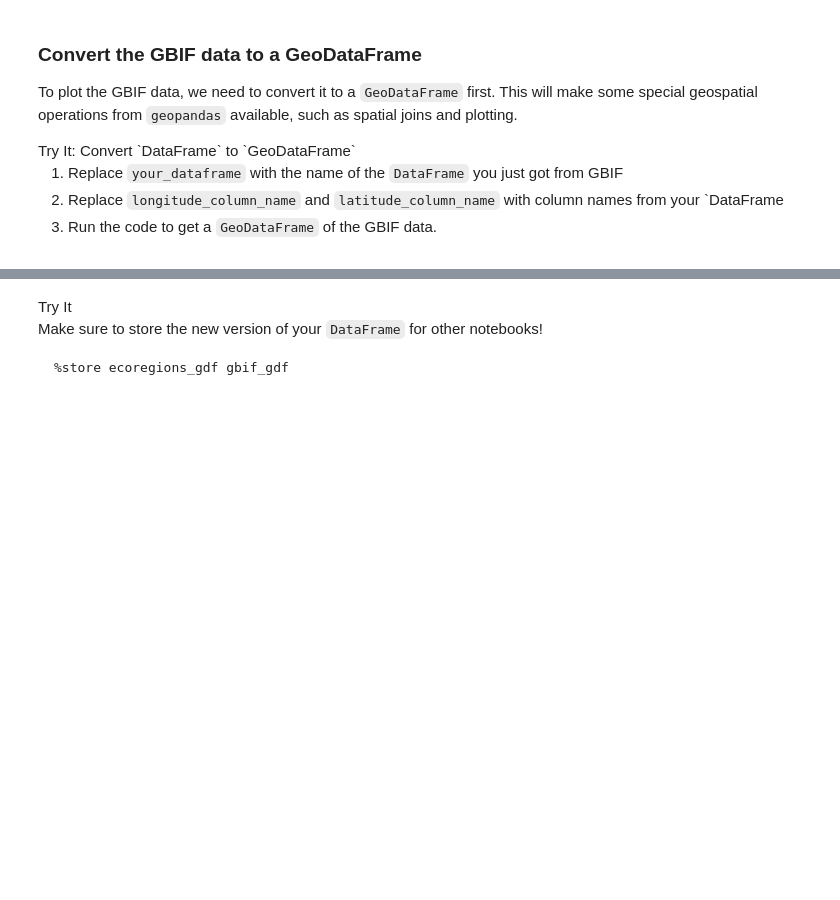
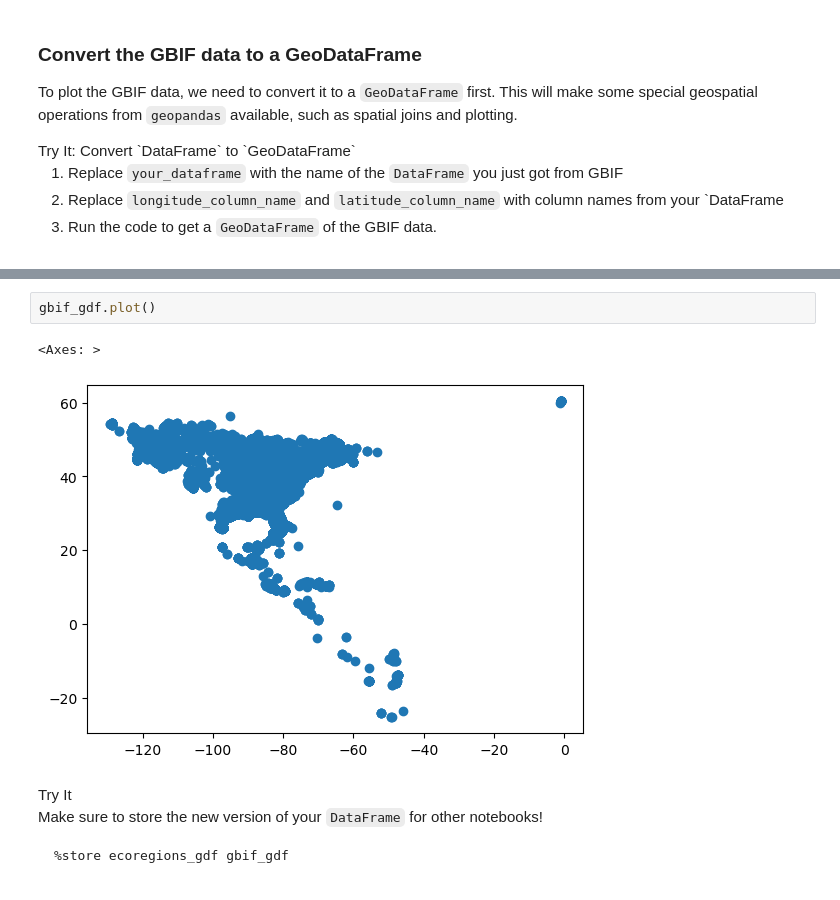
Before and after one commit to earthlab-education/species-distribution-coding-challenge-VictoriAragon, a Jupyter notebook: notebooks/species-distribution-31-wrangle.ipynb, the cells around one changed output, grey strips where cells are left out. Drawn from its saved outputs; the diff is of its cells as text; blank space fills up the shorter version.

```diff
--- a/notebooks/species-distribution-31-wrangle.ipynb
+++ b/notebooks/species-distribution-31-wrangle.ipynb
@@ -229,4 +270,9 @@ gbif_gdf
 162775 rows × 2 columns
+# %%
+gbif_gdf.plot()
+# %% [output]
+<Axes: >
+[figure, added]
 # %% [markdown]
 <link rel="stylesheet" type="text/css" href="./assets/styles.css"><div class="callout callout-style-default callout-titled callout-task"><div class="callout-header"><div class="callout-icon-container"><i class="callout-icon"></i></div><div class="callout-title-container flex-fill">Try It</div></div><div class="callout-body-container callout-body"><p>Make sure to store the new version of your <code>DataFrame</code> for
 other notebooks!</p>
```
Also changed, not shown: parts of 8 cells of this notebook, 1 other file.
